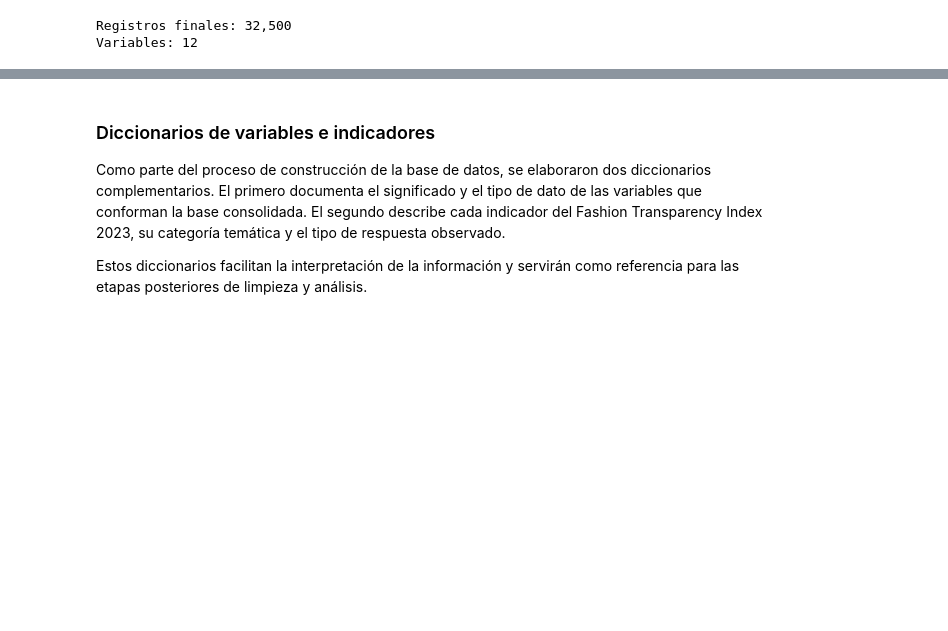
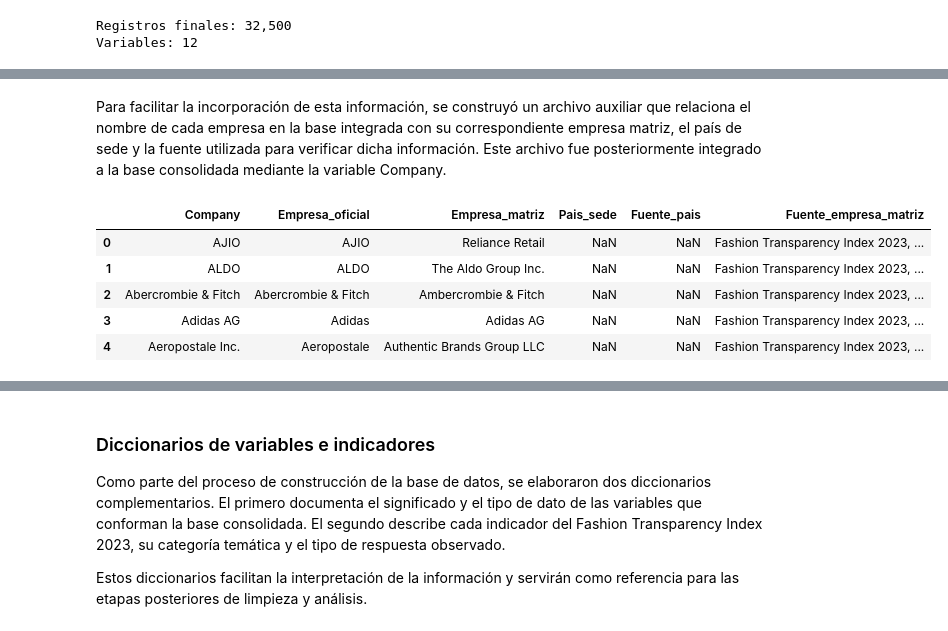
Before and after one commit to avrilsalazarrodriguez/fashion-transparency-index-2023, a Jupyter notebook: scripts/01_construccion_base_integrada.ipynb, the cells around one changed output, grey strips where cells are left out. Cells and saved outputs as stored; diff of their text form; code cells hidden in the pictures; blank space fills up the shorter version.

```diff
--- a/scripts/01_construccion_base_integrada.ipynb
+++ b/scripts/01_construccion_base_integrada.ipynb
@@ -606,0 +616,20 @@ Variables: 12
+# %% [markdown]
+Para facilitar la incorporación de esta información, se construyó un archivo auxiliar que relaciona el nombre de cada empresa en la base integrada con su correspondiente empresa matriz, el país de sede y la fuente utilizada para verificar dicha información. Este archivo fue posteriormente integrado a la base consolidada mediante la variable Company.
+# %%
+# Carga de archivo auxiliar con información de la empresa matriz
+
+# Este archivo fue construido a partir del listado A–Z of Brands
+# del Fashion Transparency Index 2023
+
+empresas_pais = pd.read_excel(
+    "/Users/avrilsalazar/Documents/FashionTransparency2023/raw/Auxiliary/empresas_pais_trabajo.xlsx"
+)
+
+empresas_pais.head()
+# %% [output]
+|  | Company | Empresa_oficial | Empresa_matriz | Pais_sede | Fuente_pais | Fuente_empresa_matriz |
+| 0 | AJIO | AJIO | Reliance Retail | NaN | NaN | Fashion Transparency Index 2023, ... |
+| 1 | ALDO | ALDO | The Aldo Group Inc. | NaN | NaN | Fashion Transparency Index 2023, ... |
+| 2 | Abercrombie & Fitch | Abercrombie & Fitch | Ambercrombie & Fitch | NaN | NaN | Fashion Transparency Index 2023, ... |
+| 3 | Adidas AG | Adidas | Adidas AG | NaN | NaN | Fashion Transparency Index 2023, ... |
+| 4 | Aeropostale Inc. | Aeropostale | Authentic Brands Group LLC | NaN | NaN | Fashion Transparency Index 2023, ... |
```
Also changed, not shown: parts of 11 cells of this notebook, 6 other files.
